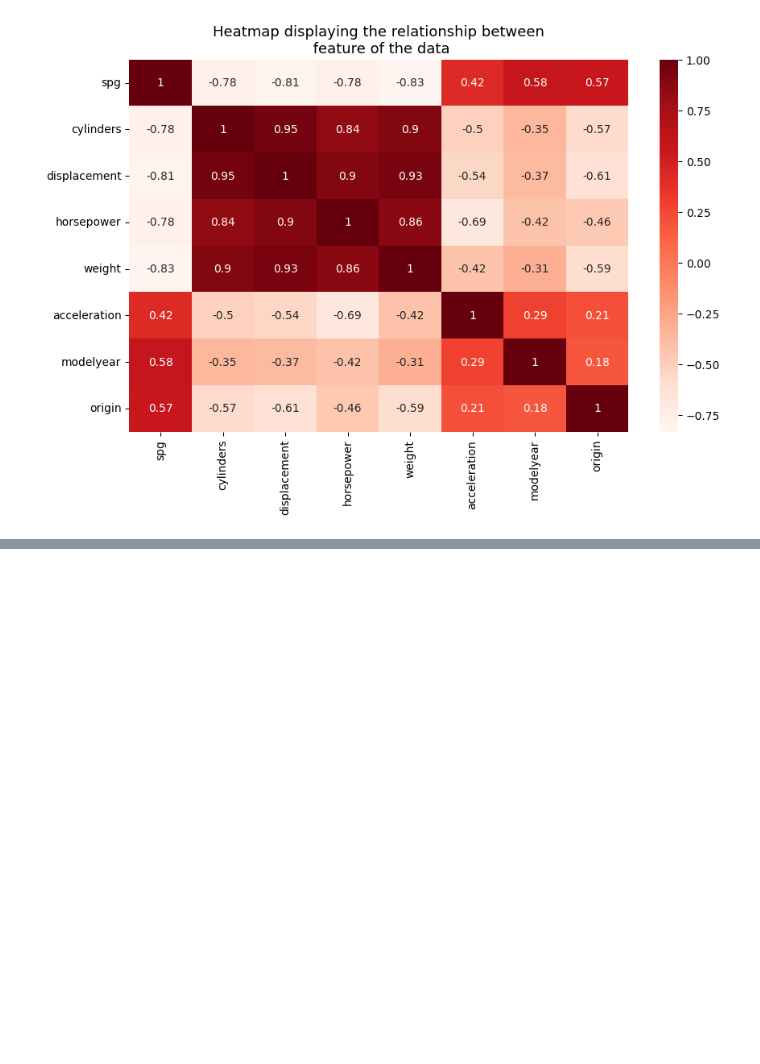
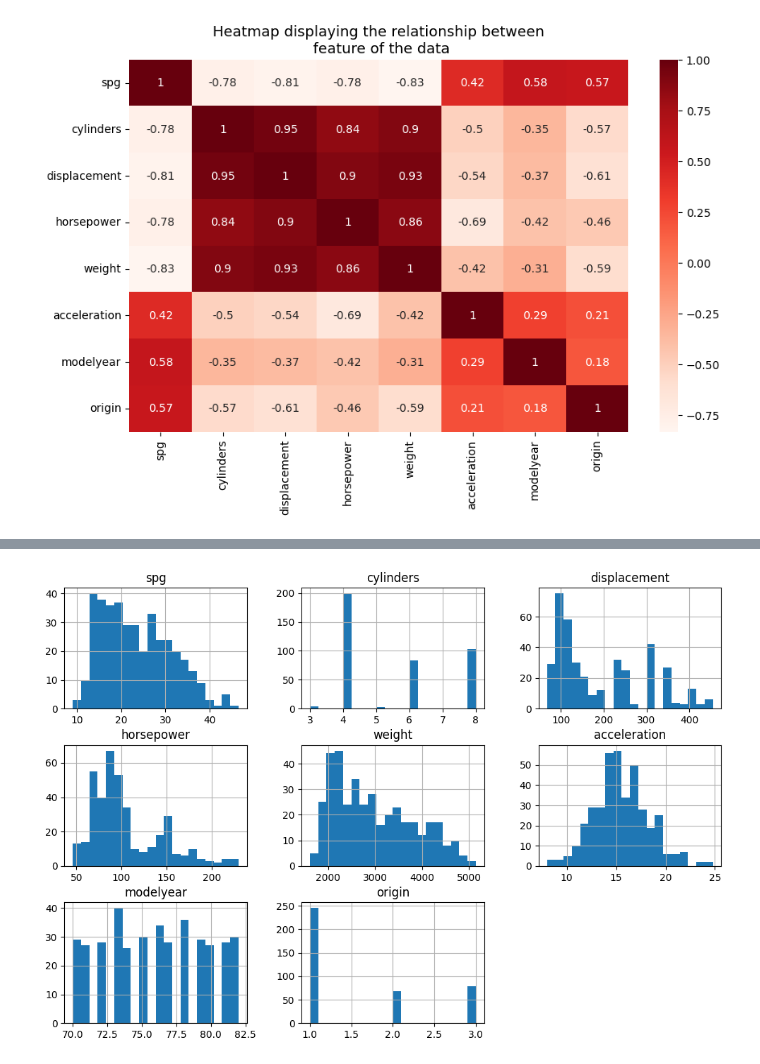
Before and after one commit to Arihant-Vyavhare/GfG_ML_in_nutshell, a Jupyter notebook: myFolder/ml_setup_jupyter.ipynb, the cells around one changed output, grey strips where cells are left out. Saved outputs shown, nothing was run; the diff lists cells and outputs as text; code cells hidden in the pictures; blank space fills up the shorter version.

```diff
--- a/myFolder/ml_setup_jupyter.ipynb
+++ b/myFolder/ml_setup_jupyter.ipynb
@@ -120,0 +124,5 @@ commit 1 new branch3
+# %%
+df.hist(figsize=(12,8),bins=20)
+plt.show()
+# %% [output]
+[figure, added]
```
Also changed, not shown: parts of 5 cells of this notebook.
